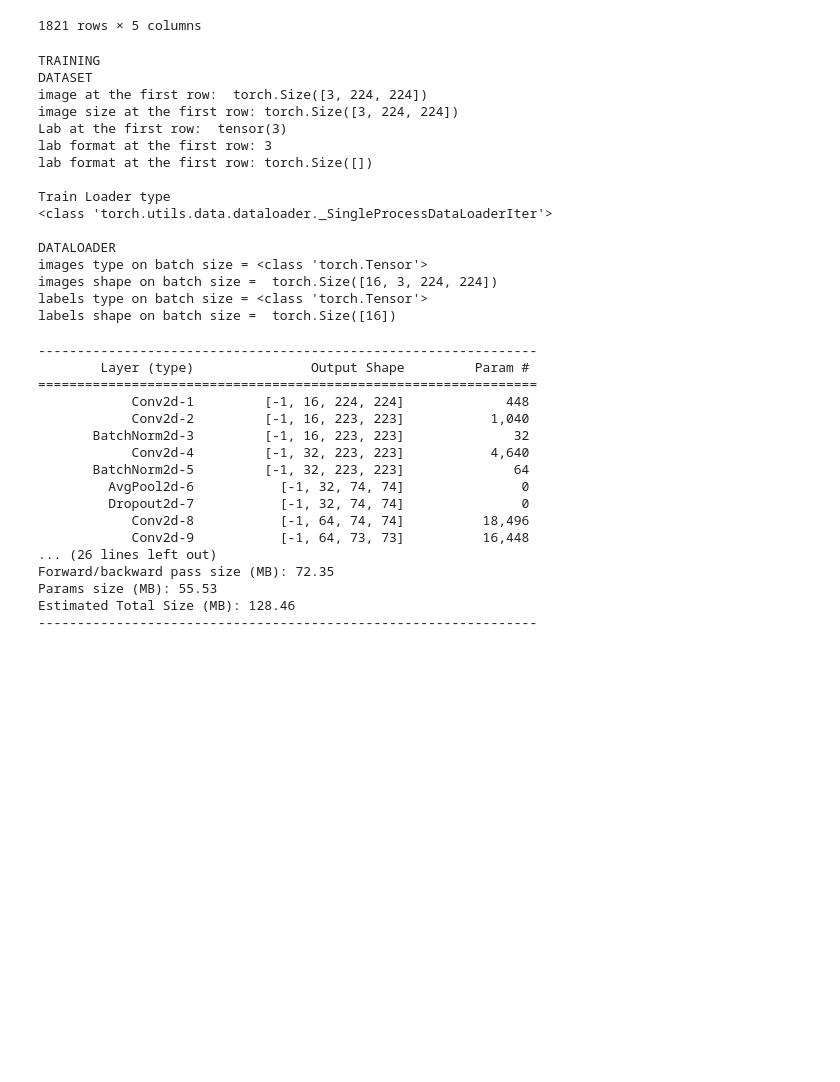
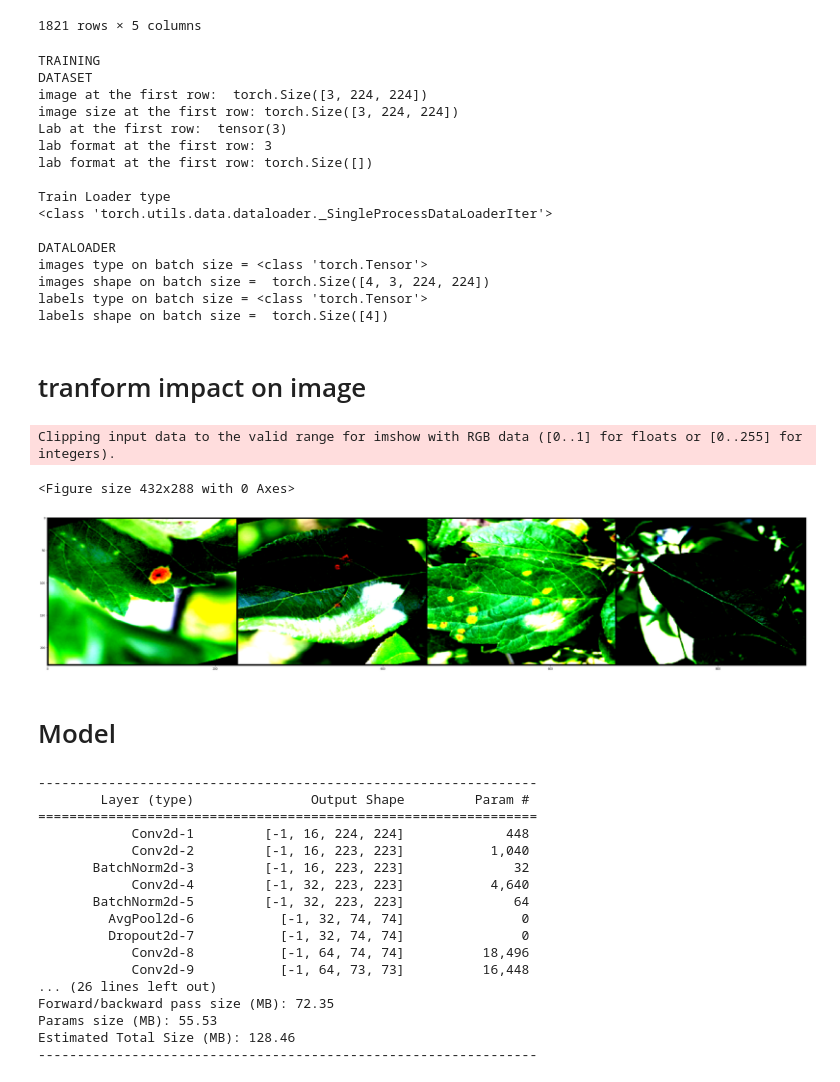
Before and after one commit to ArnaudMallet/Plant_Patho, a Jupyter notebook: Plant_Patho_3.ipynb, the cells around one changed output. Saved outputs shown, nothing was run; the diff lists cells and outputs as text; code cells hidden in the pictures; blank space fills up the shorter version.

Commit message:
Feat: add imshow() function to see the transform impact on the images

```diff
--- a/Plant_Patho_3.ipynb
+++ b/Plant_Patho_3.ipynb
@@ -112,8 +112,7 @@ train_transforms = transforms.Compose([
         transforms.CenterCrop(224),
         transforms.RandomHorizontalFlip(),
         transforms.ToTensor(),
-        transforms.Normalize([0.485, 0.456, 0.406],
-                             [0.229, 0.224, 0.225])
+        transforms.Normalize([0.485, 0.456, 0.406], [0.229, 0.224, 0.225])
 ])
 
 valid_transforms = transforms.Compose([
@@ -146,7 +145,7 @@ image_dataset = {x: CustomDataset(csv_file=data_dir+'train.csv',
                                             else valid_transforms if x == 'valid'
                                             else test_transforms)
                  for x in ['train', 'valid', 'test']}
-data_loader = {x: torch.utils.data.DataLoader(image_dataset[x], batch_size=16, shuffle=True)
+data_loader = {x: torch.utils.data.DataLoader(image_dataset[x], batch_size=4, shuffle=True)
                for x in ['train', 'valid', 'test']}
 # %%
 
@@ -188,9 +187,38 @@ Train Loader type
 
 DATALOADER
 images type on batch size = <class 'torch.Tensor'>
-images shape on batch size =  torch.Size([16, 3, 224, 224])
+images shape on batch size =  torch.Size([4, 3, 224, 224])
 labels type on batch size = <class 'torch.Tensor'>
-labels shape on batch size =  torch.Size([16])
+labels shape on batch size =  torch.Size([4])
+# %% [markdown]
+# tranform impact on image
+# %%
+classes = ('healthy', 'multiple_diseases', 'rust', 'scab')
+dataiter_test = iter(data_loader['train'])
+#print('data_iter\n',dataiter_test)
+images_test = dataiter_test.next()
+images_test_data = images_test[0]
+#print('image test data',images_test_data)
+images_test_label = images_test[1]
+#print(images_test_label)
+
+def imshow(img):
+    #img = img / 2 + 0.5     # unnormalize
+    npimg = img.numpy()
+    fig = plt.figure()
+    fig = plt.figure(figsize=(50,10))
+    ax_show = fig.add_subplot(111)
+    ax_show.imshow(np.transpose(npimg, (1, 2, 0)), aspect = 'auto', interpolation='none')
+    plt.show()
+
+# print images
+imshow(torchvision.utils.make_grid(images_test_data))
+# %% [output]
+Clipping input data to the valid range for imshow with RGB data ([0..1] for floats or [0..255] for integers).
+<Figure size 432x288 with 0 Axes>
+[figure, added]
+# %% [markdown]
+# Model
 # %%
 # define the CNN architecture
 class Net(nn.Module):
```
Also changed, not shown: parts of 3 cells of this notebook.
